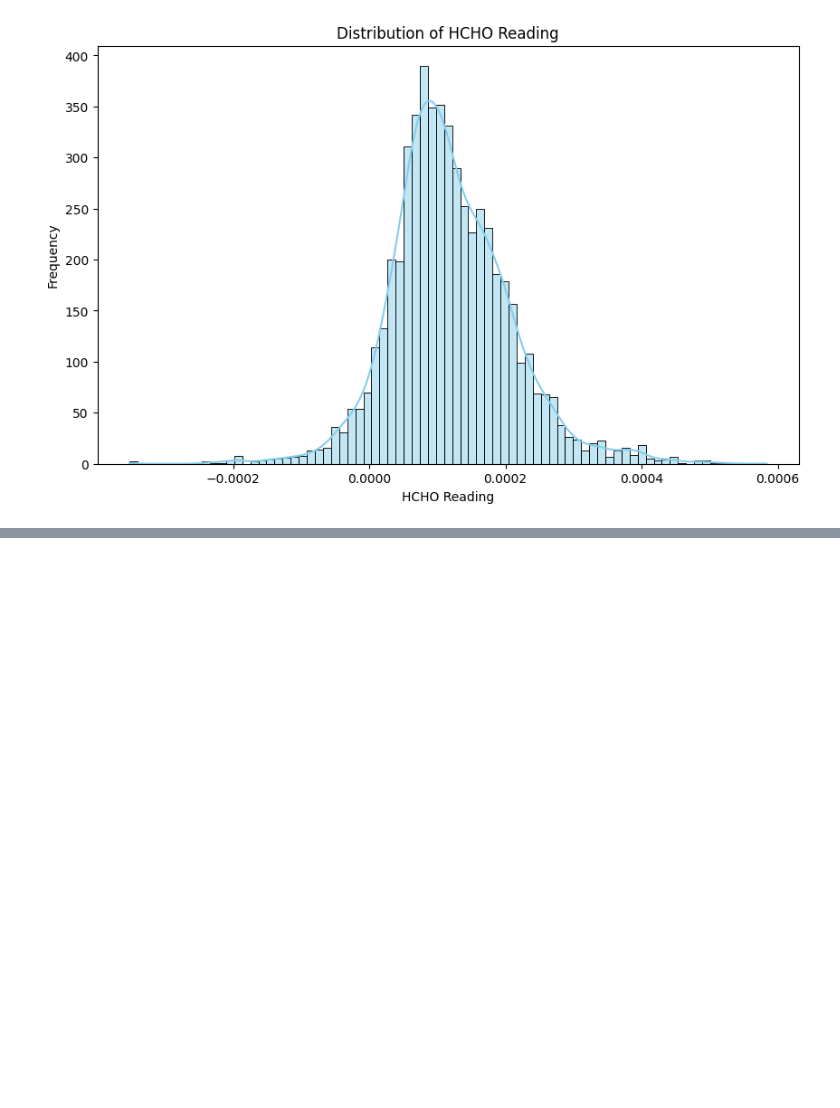
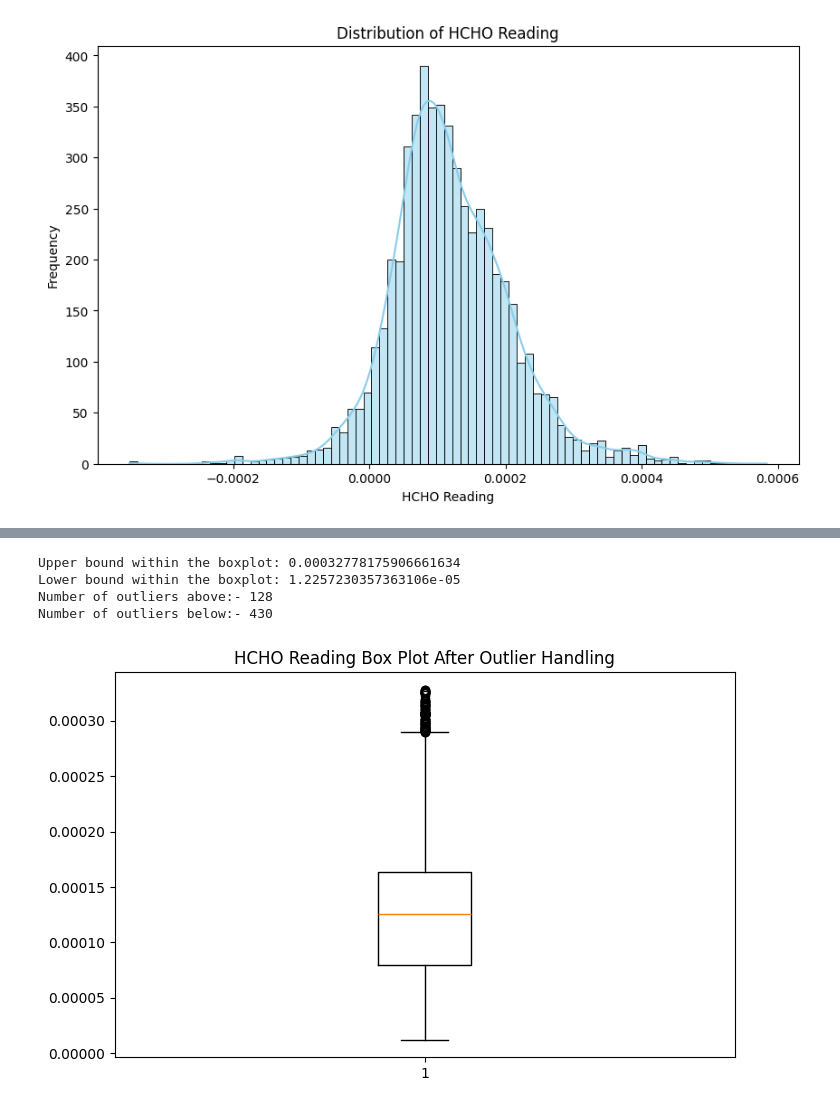
Before and after one commit to VinukaSilva/HCHO-Prediction, a Jupyter notebook: Pre Processing.ipynb, the cells around one changed output, grey strips where cells are left out. Cells and saved outputs as stored; diff of their text form; code cells hidden in the pictures; blank space fills up the shorter version.

Commit message:
Outlier handling in other dataset

```diff
--- a/Pre Processing.ipynb
+++ b/Pre Processing.ipynb
@@ -656,2 +668,48 @@ plt.show()
+# %%
+# Upper Bound of the Dataset
+
+# Calculate Q1, Q3, and IQR
+Q1 = mkj_data['HCHO Reading'].quantile(0.25)
+Q3 = mkj_data['HCHO Reading'].quantile(0.75)
+IQR = Q3 - Q1
+
+# Compute upper whisker value
+upper_whisker = Q3 + 1.5 * IQR
+lower_whisker = Q3 - 1.5 * IQR
+
+# Find the highest data point within the upper whisker range
+upper_bound_data = mkj_data['HCHO Reading'][mkj_data['HCHO Reading'] <= upper_whisker].max()
+lower_bound_data = mkj_data['HCHO Reading'][mkj_data['HCHO Reading'] <= lower_whisker].max()
+
+print("Upper bound within the boxplot:", upper_bound_data)
+print("Lower bound within the boxplot:", lower_bound_data)
+
+# Number of records upper the bound of the dataset
+HCHO_Reading_outliers_max = mkj_data[mkj_data['HCHO Reading'] >= 0.00032778175906661634].value_counts().sum()
+HCHO_Reading_outliers_min = mkj_data[mkj_data['HCHO Reading'] <= 1.2257230357363106e-05].value_counts().sum()
+print(f'Number of outliers above:- {HCHO_Reading_outliers_max}')
+print(f'Number of outliers below:- {HCHO_Reading_outliers_min}')
+# %% [output]
+Upper bound within the boxplot: 0.00032778175906661634
+Lower bound within the boxplot: 1.2257230357363106e-05
+Number of outliers above:- 128
+Number of outliers below:- 430
+# %%
+# Calculate the mean of values within the thresholds
+mean_within_threshold = mkj_data.loc[(mkj_data["HCHO Reading"] >= lower_bound_data) &
+                                      (mkj_data["HCHO Reading"] <= upper_bound_data),
+                                      "HCHO Reading"].mean()
+
+# Replace values below the lower threshold and above the upper threshold with the calculated mean
+mkj_data.loc[mkj_data["HCHO Reading"] < lower_bound_data, "HCHO Reading"] = mean_within_threshold
+mkj_data.loc[mkj_data["HCHO Reading"] > upper_bound_data, "HCHO Reading"] = mean_within_threshold
+
+# Create a box plot for the "HCHO Reading" column after handling outliers
+plt.figure(figsize=(8, 5))
+plt.boxplot(mkj_data["HCHO Reading"])
+plt.title("HCHO Reading Box Plot After Outlier Handling")
+plt.show()
+# %% [output]
+[figure, added]
 # %%
 mkj_data.to_csv("preprocessed_dataset/mon_kur_jaf_pp.csv", index=False)
```
Also changed, not shown: parts of 1 cell of this notebook.
